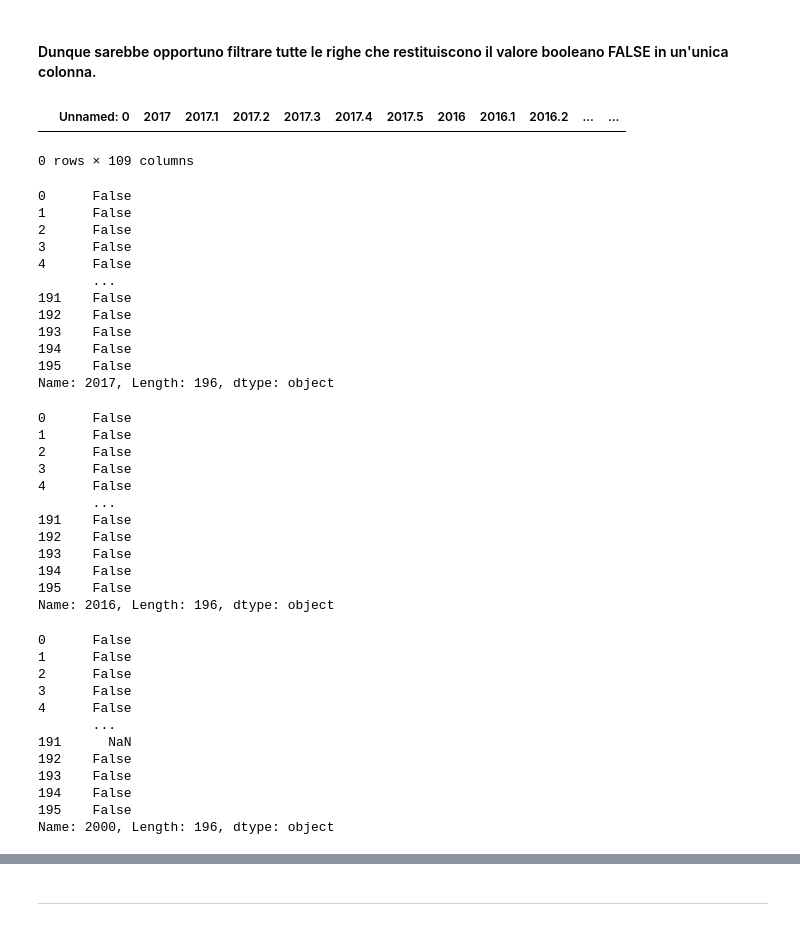
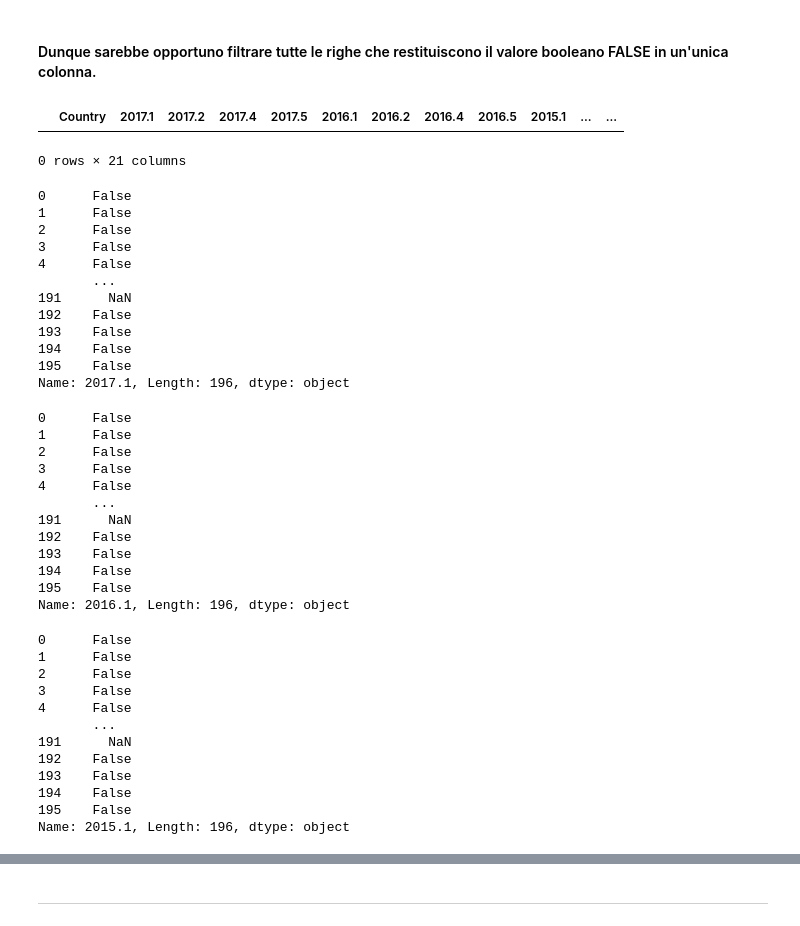
Before and after one commit to FRANCE2011/Uni-github, a Jupyter notebook: Sanitation and Global Health.ipynb, the cells around one changed output, grey strips where cells are left out. Drawn from its saved outputs; the diff is of its cells as text; code cells hidden in the pictures.

```diff
--- a/Sanitation and Global Health.ipynb
+++ b/Sanitation and Global Health.ipynb
@@ -71,7 +71,8 @@ pandas.core.frame.DataFrame
 # %% [markdown]
 ### Alcune operazioni per ordinare il dataframe
 # %%
-df_sanitation.rename(columns={'Unnamed: 0' : 'Country'})
+new = df_sanitation.rename(columns={'Unnamed: 0' : 'Country'})
+new
 # %% [output]
 |  | Country | 2017 | 2017.1 | 2017.2 | 2017.3 | 2017.4 | 2017.5 | 2016 | 2016.1 | 2016.2 | ... | ... |
 | 0 | NaN | Population using at least basic s... | Population using at least basic s... | Population using at least basic s... | Population using safely managed s... | Population using safely managed s... | Population using safely managed s... | Population using at least basic s... | Population using at least basic s... | Population using at least basic s... | ... | ... |
@@ -106,0 +92,2 @@ df_sanitation.sort_values(by="2017") # vogliamo ordinare il dataframe in base al
+# %%
+dd = new[['Country', '2017.1', '2017.2', '2017.4', '2017.5', '2016.1', '2016.2', '2016.4', '2016.5', '2015.1', '2015.2', '2015.4', '2015.5', '2014.1', '2014.2', '2014.4', '2014.5', '2013.1', '2013.2', '2013.4', '2013.5']]
@@ -175,13 +297,13 @@ Cancellare l'intera riga o il 50% delle righe non porta ad avere efficaci risult
 # %% [markdown]
 #### Dunque sarebbe opportuno filtrare tutte le righe che restituiscono il valore booleano FALSE in un'unica colonna.
 # %%
-df_sanitation.loc[(df_sanitation['2017'] == 'False')]  # non restituisce nulla perché per le stringhe bisogna utilizzare un'altra funzione
+dd.loc[(df_sanitation['2017'] == 'False')]  # non restituisce nulla perché per le stringhe bisogna utilizzare un'altra funzione
 # %% [output]
-|  | Unnamed: 0 | 2017 | 2017.1 | 2017.2 | 2017.3 | 2017.4 | 2017.5 | 2016 | 2016.1 | 2016.2 | ... | ... |
+|  | Country | 2017.1 | 2017.2 | 2017.4 | 2017.5 | 2016.1 | 2016.2 | 2016.4 | 2016.5 | 2015.1 | ... | ... |
-0 rows × 109 columns
+0 rows × 21 columns
 # %%
 # per le stringhe si utilizza match o contains
-df_sanitation['2017'].str.match('False')
+dd['2017.1'].str.match('False')
 # %% [output]
 0      False
 1      False
@@ -189,14 +311,14 @@ df_sanitation['2017'].str.match('False')
 3      False
 4      False
        ...
-191    False
+191      NaN
 192    False
 193    False
 194    False
 195    False
-Name: 2017, Length: 196, dtype: object
+Name: 2017.1, Length: 196, dtype: object
 # %%
-df_sanitation['2016'].str.match('False')
+dd['2016.1'].str.match('False')
 # %% [output]
 0      False
 1      False
@@ -204,14 +326,14 @@ df_sanitation['2016'].str.match('False')
 3      False
 4      False
        ...
-191    False
+191      NaN
 192    False
 193    False
 194    False
 195    False
-Name: 2016, Length: 196, dtype: object
+Name: 2016.1, Length: 196, dtype: object
 # %%
-df_sanitation['2000'].str.match('False')
+dd['2015.1'].str.match('False')
 # %% [output]
 0      False
 1      False
@@ -224,5 +346,5 @@ df_sanitation['2000'].str.match('False')
 193    False
 194    False
 195    False
-Name: 2000, Length: 196, dtype: object
+Name: 2015.1, Length: 196, dtype: object
 # %%
```
Also changed, not shown: parts of 31 cells of this notebook.
